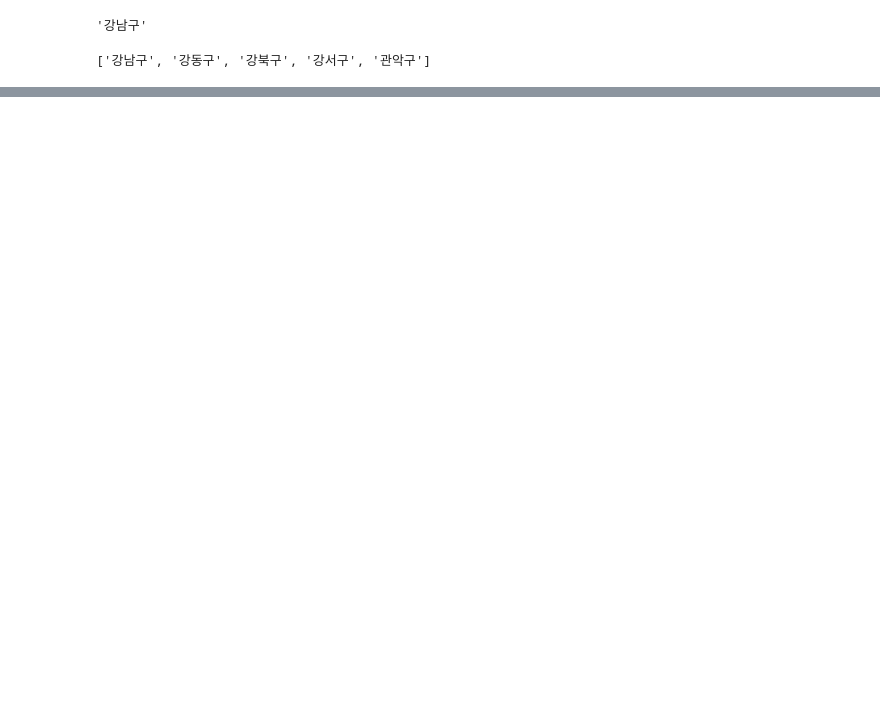
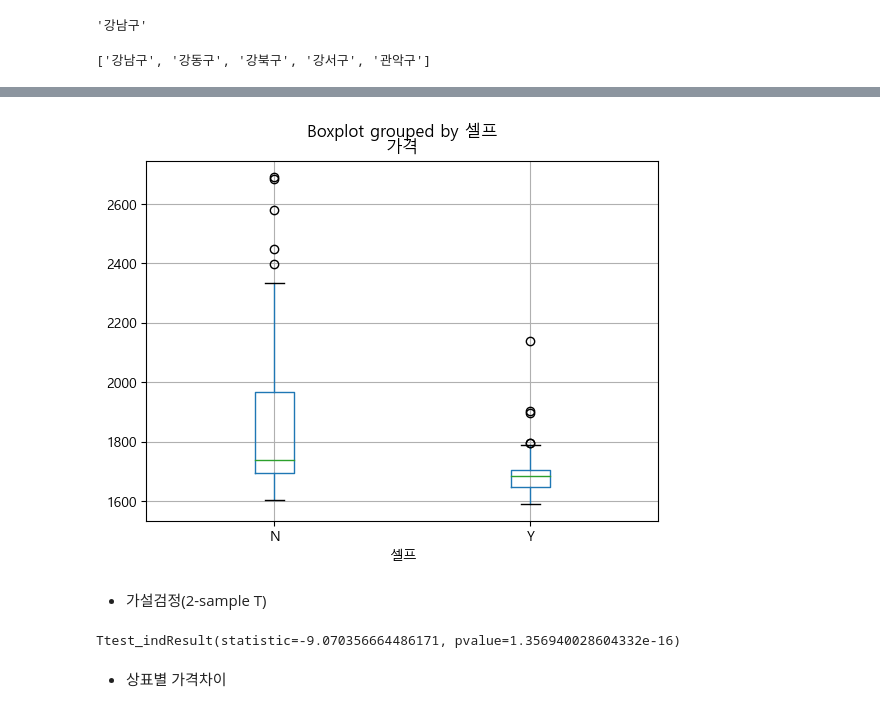
Before and after one commit to yumii2307/DataAnalysis_Lecture-2023.04, a Jupyter notebook: 05.Crawling/15.Opinet.ipynb, the cells around one changed output, grey strips where cells are left out. Drawn from its saved outputs; the diff is of its cells as text; code cells hidden in the pictures; blank space fills up the shorter version.

```diff
--- a/05.Crawling/15.Opinet.ipynb
+++ b/05.Crawling/15.Opinet.ipynb
@@ -58,0 +121,3 @@ Backtrace:
+# %%
+df.rename(columns={'휘발유':'가격', '셀프여부':'셀프'}, inplace=True)
+df.tail()
@@ -58,0 +131,3 @@ Backtrace:
+# %%
+df['구'] = df.주소.str.split().str[1]       # df.주소.apply(lambda x: x.split().str[1])
+df.head()
@@ -58,0 +147,3 @@ Backtrace:
+# %%
+# 가격을 정수로 변환
+df.가격 = df.가격.astype(int)
@@ -58,0 +163,17 @@ Backtrace:
+# %%
+import seaborn as sns
+import matplotlib.pyplot as plt
+plt.rcParams['font.family'] = 'Malgun Gothic'
+plt.rcParams['axes.unicode_minus'] = False
+# %%
+df.boxplot(column='가격', by='셀프')
+plt.show()
+# %% [output]
+[figure, added]
+# %% [markdown]
+- 가설검정(2-sample T)
+# %%
+import scipy as sp
+sp.stats.ttest_ind(df[df.셀프 == 'Y'].가격, df[df.셀프 == 'N'].가격, equal_var=False)
+# %% [output]
+Ttest_indResult(statistic=-9.070356664486171, pvalue=1.356940028604332e-16)
@@ -58,0 +184,2 @@ Backtrace:
+# %% [markdown]
+- 상표별 가격차이
```
Also changed, not shown: parts of 25 cells of this notebook, 1 other file.
